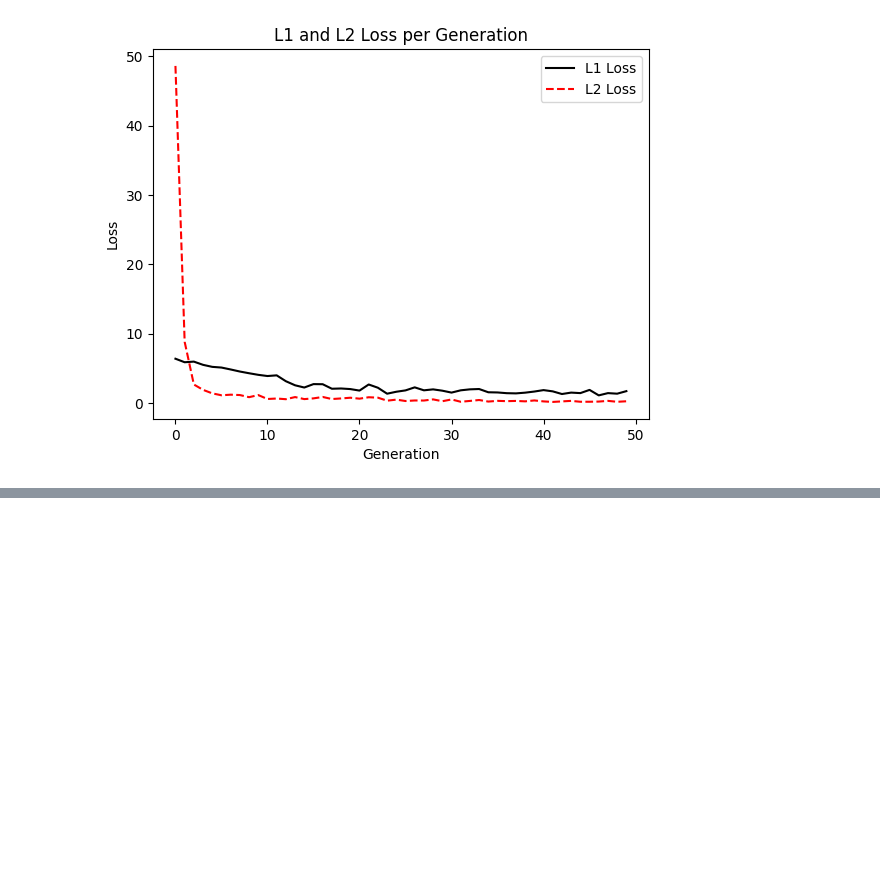
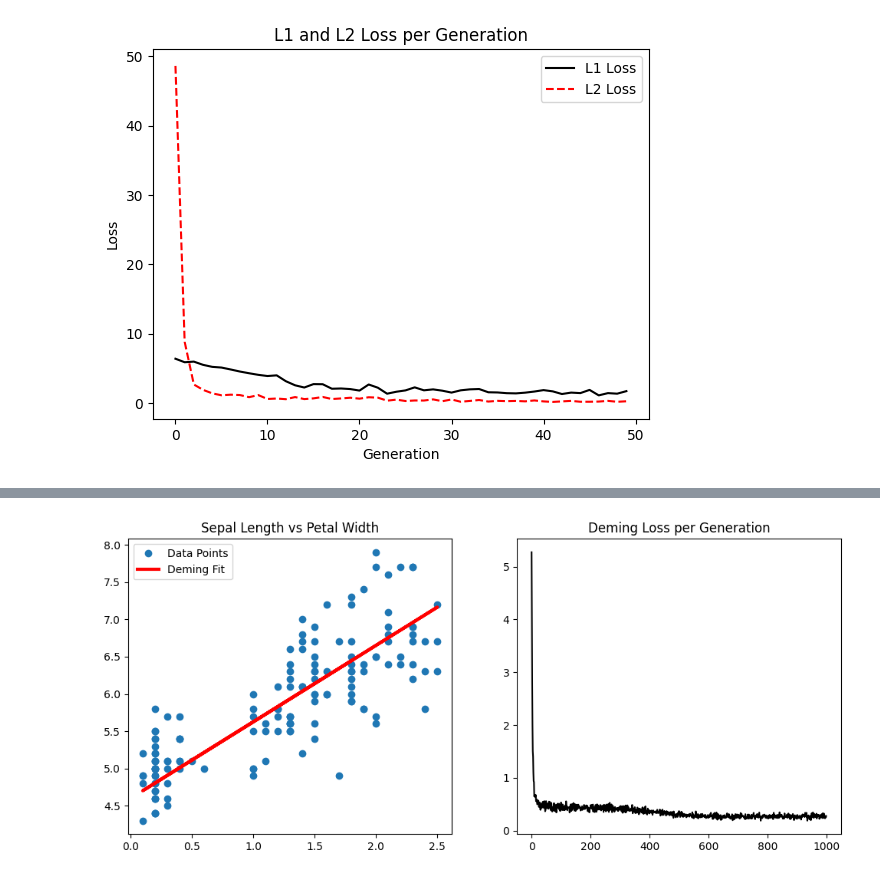
Before and after one commit to Balachandar-Ganesan/DeepLearning, a Jupyter notebook: 009_Regression.ipynb, the cells around one changed output, grey strips where cells are left out. Drawn from its saved outputs; the diff is of its cells as text; code cells hidden in the pictures; blank space fills up the shorter version.

```diff
--- a/009_Regression.ipynb
+++ b/009_Regression.ipynb
@@ -174,3 +174,74 @@ Starting L2 Training...
 L2 Step #25: A = [1.3319557], b = [3.9535265]
 L2 Step #50: A = [1.0569338], b = [4.529507]
 [figure]
+# %%
+#Deming Regression
+import matplotlib.pyplot as plt
+import numpy as np
+import tensorflow as tf
+from sklearn import datasets
+
+# 1. Set seeds for reproducibility
+tf.random.set_seed(42)
+np.random.seed(42)
+
+# 2. Load the data
+iris = datasets.load_iris()
+x_vals = np.array([x[3] for x in iris.data], dtype=np.float32)
+y_vals = np.array([y[0] for y in iris.data], dtype=np.float32)
+
+# 3. Hyperparameters
+batch_size = 50
+learning_rate = 0.15
+iterations = 1000
+
+# 4. Initialize variables (No placeholders needed)
+A = tf.Variable(tf.random.normal(shape=[1, 1]))
+b = tf.Variable(tf.random.normal(shape=[1, 1]))
+optimizer = tf.optimizers.SGD(learning_rate)
+
+# 5. Training loop
+loss_vec = []
+
+for i in range(iterations):
+    # Create random batch
+    rand_index = np.random.choice(len(x_vals), size=batch_size)
+    rand_x = np.transpose([x_vals[rand_index]])
+    rand_y = np.transpose([y_vals[rand_index]])
+
+    with tf.GradientTape() as tape:
+        # Deming loss: |Ax + b - y| / sqrt(A^2 + 1)
+        model_output = tf.add(tf.matmul(rand_x, A), b)
+        deming_num = tf.abs(tf.subtract(rand_y, model_output))
+        deming_den = tf.sqrt(tf.add(tf.square(A), 1.0))
+        loss = tf.reduce_mean(tf.divide(deming_num, deming_den))
+
+    # Calculate and apply gradients
+    gradients = tape.gradient(loss, [A, b])
+    optimizer.apply_gradients(zip(gradients, [A, b]))
+
+    loss_val = loss.numpy()
+    loss_vec.append(loss_val)
+
+    if (i + 1) % 100 == 0:
+        print(f'Step #{i+1} A = {A.numpy()[0]} b = {b.numpy()[0]} Loss = {loss_val:.4f}')
+
+# 6. Extract optimal coefficients
+slope = A.numpy()[0][0]
+y_intercept = b.numpy()[0][0]
+
+# 7. Plot results
+best_fit = slope * x_vals + y_intercept
+
+plt.figure(figsize=(12, 5))
+plt.subplot(1, 2, 1)
+plt.plot(x_vals, y_vals, 'o', label='Data Points')
+plt.plot(x_vals, best_fit, 'r-', label='Deming Fit', linewidth=3)
+plt.title('Sepal Length vs Petal Width')
+plt.legend()
+
+plt.subplot(1, 2, 2)
+plt.plot(loss_vec, 'k-')
+plt.title('Deming Loss per Generation')
+plt.show()
+# %% [output]
@@ -176,0 +258 @@ L2 Step #50: A = [1.0569338], b = [4.529507]
+[figure, added]
```
Also changed, not shown: parts of 2 cells of this notebook.
